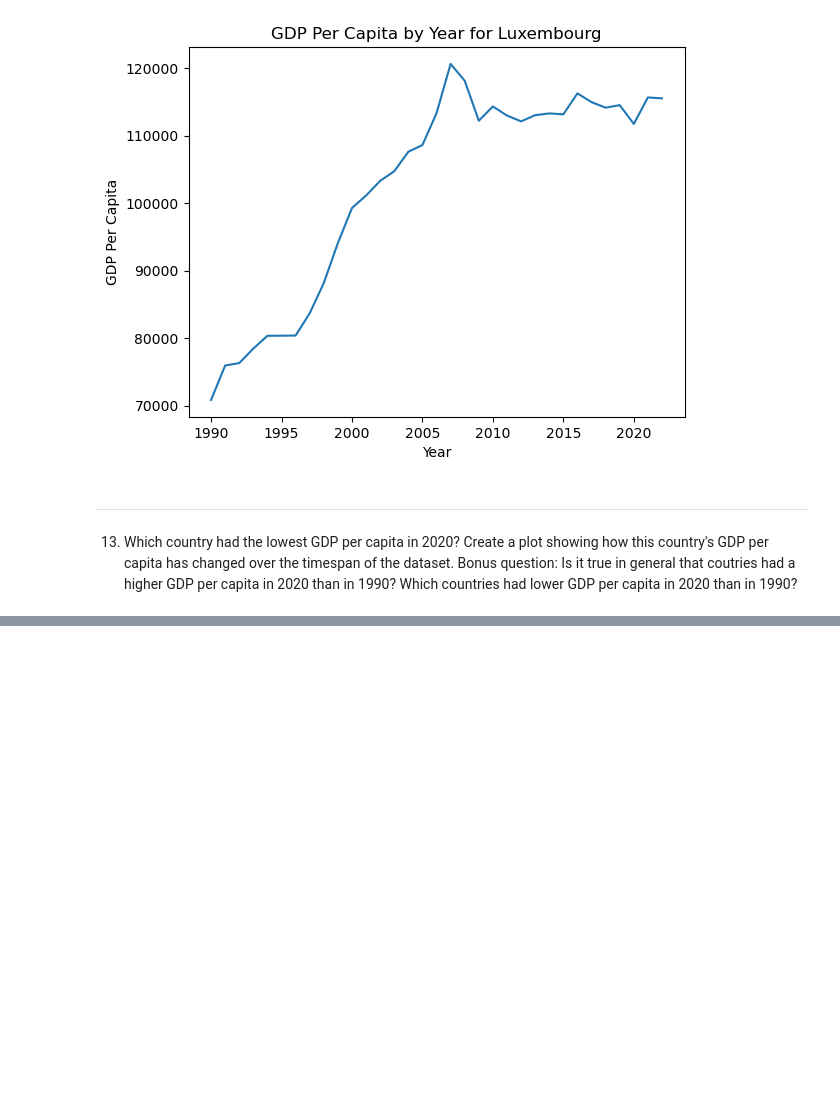
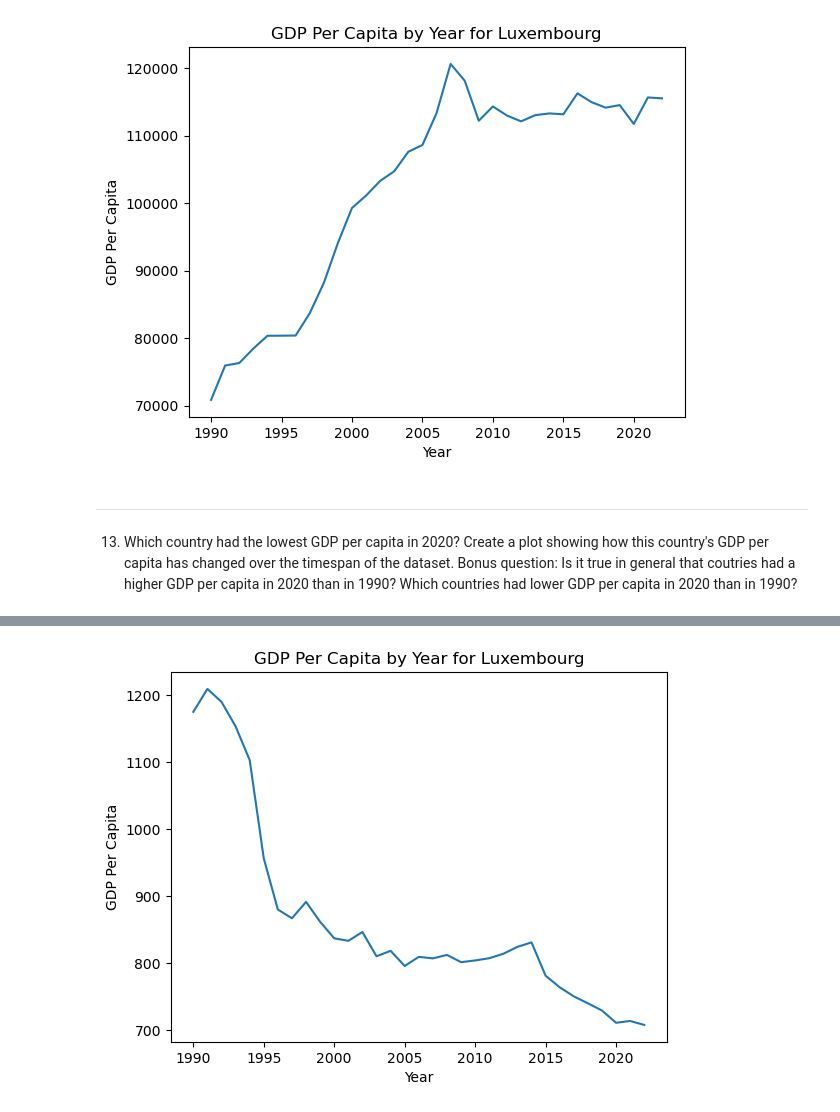
Before and after one commit to NSS-Data-Analytics-Cohort-10/gdp-and-internet-usage-Isaac110820, a Jupyter notebook: UN data.ipynb, the cells around one changed output, grey strips where cells are left out. Cells and saved outputs as stored; diff of their text form; code cells hidden in the pictures; blank space fills up the shorter version.

```diff
--- a/UN data.ipynb
+++ b/UN data.ipynb
@@ -363,0 +370,5 @@ plt.title('GDP Per Capita by Year for Luxembourg');
+# %%
+#Subset the dataframe to include only Burundi
+bur_data = gdp_df[gdp_df['Country'] == 'Burundi'].sort_values(by = 'Year')
+
+bur_data
@@ -363,0 +393,12 @@ plt.title('GDP Per Capita by Year for Luxembourg');
+# %%
+#Create a line plot
+sns.lineplot(data = bur_data,
+             x = 'Year',
+             y = 'GDP_Per_Capita',
+             errorbar = None)
+
+#Plot labels
+plt.ylabel('GDP Per Capita')
+plt.title('GDP Per Capita by Year for Luxembourg');
+# %% [output]
+[figure, added]
```
Also changed, not shown: parts of 31 cells of this notebook.
